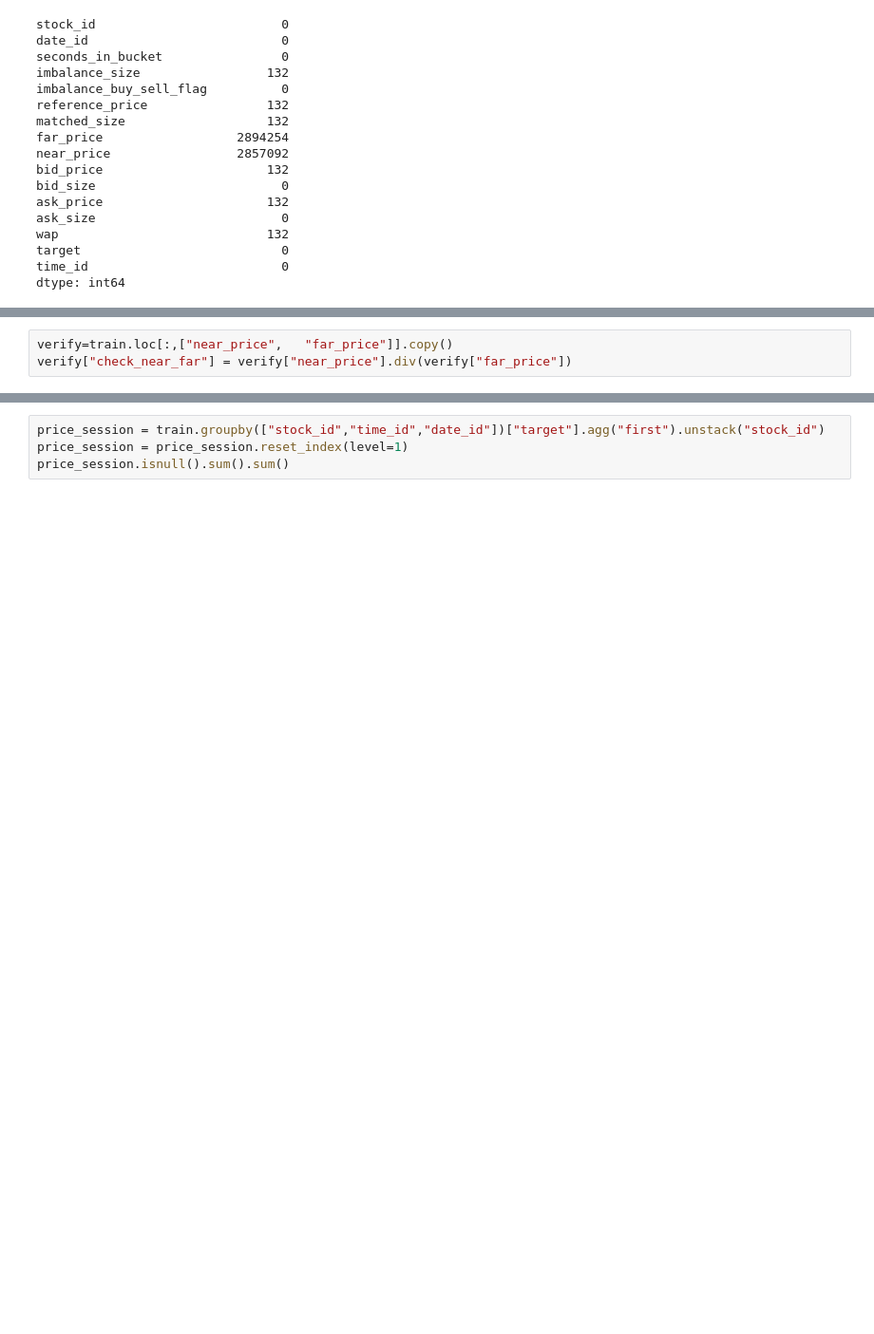
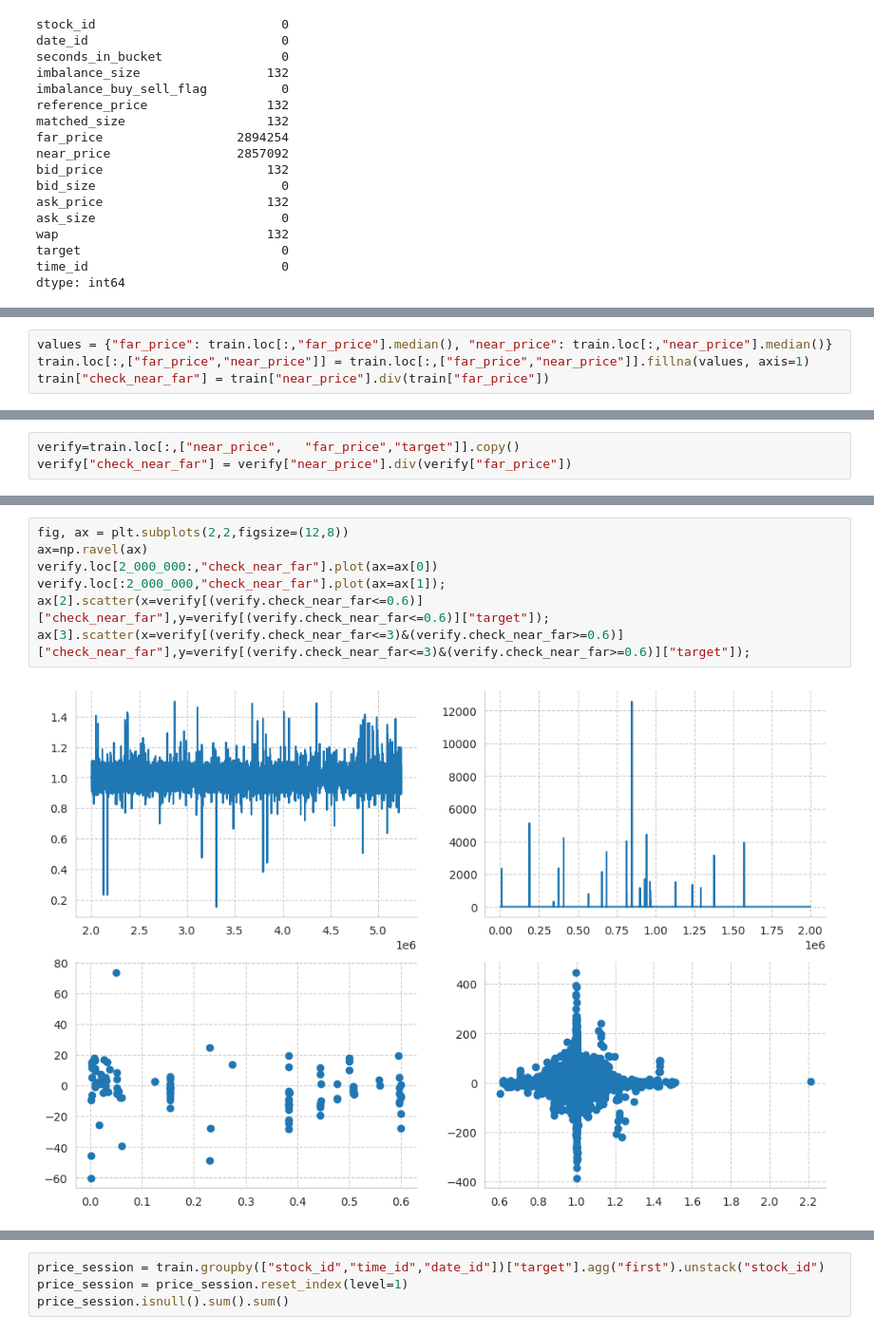
Before and after one commit to fabriziobasso/kaggle, a Jupyter notebook: Optiver_comp_v0.ipynb, the cells around one changed output, grey strips where cells are left out. Shown at 95% size. Cells and saved outputs as stored; diff of their text form; blank space fills up the shorter version.

```diff
--- a/Optiver_comp_v0.ipynb
+++ b/Optiver_comp_v0.ipynb
@@ -456,0 +483,4 @@ dtype: int64
+# %%
+values = {"far_price": train.loc[:,"far_price"].median(), "near_price": train.loc[:,"near_price"].median()}
+train.loc[:,["far_price","near_price"]] = train.loc[:,["far_price","near_price"]].fillna(values, axis=1)
+train["check_near_far"] = train["near_price"].div(train["far_price"])
@@ -457,3 +489,3 @@ dtype: int64
 # %%
-verify=train.loc[:,["near_price",	"far_price"]].copy()
+verify=train.loc[:,["near_price",	"far_price","target"]].copy()
 verify["check_near_far"] = verify["near_price"].div(verify["far_price"])
@@ -464,0 +506,9 @@ verify.loc[2_000_000:,"check_near_far"].plot()
+# %%
+fig, ax = plt.subplots(2,2,figsize=(12,8))
+ax=np.ravel(ax)
+verify.loc[2_000_000:,"check_near_far"].plot(ax=ax[0])
+verify.loc[:2_000_000,"check_near_far"].plot(ax=ax[1]);
+ax[2].scatter(x=verify[(verify.check_near_far<=0.6)]["check_near_far"],y=verify[(verify.check_near_far<=0.6)]["target"]);
+ax[3].scatter(x=verify[(verify.check_near_far<=3)&(verify.check_near_far>=0.6)]["check_near_far"],y=verify[(verify.check_near_far<=3)&(verify.check_near_far>=0.6)]["target"]);
+# %% [output]
+[figure, added]
```
Also changed, not shown: parts of 17 cells of this notebook.
